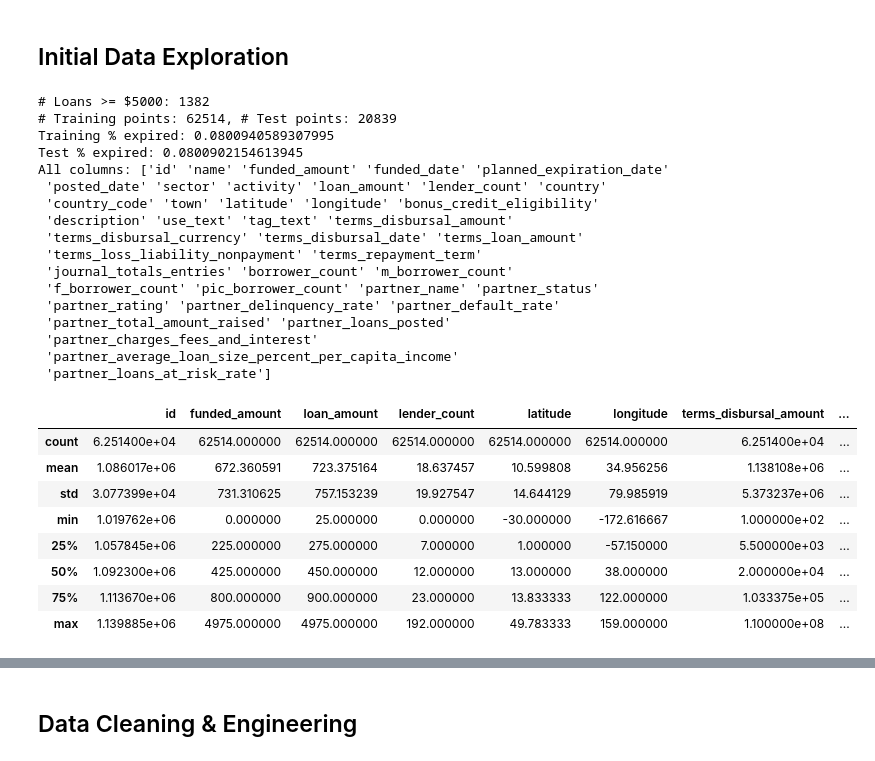
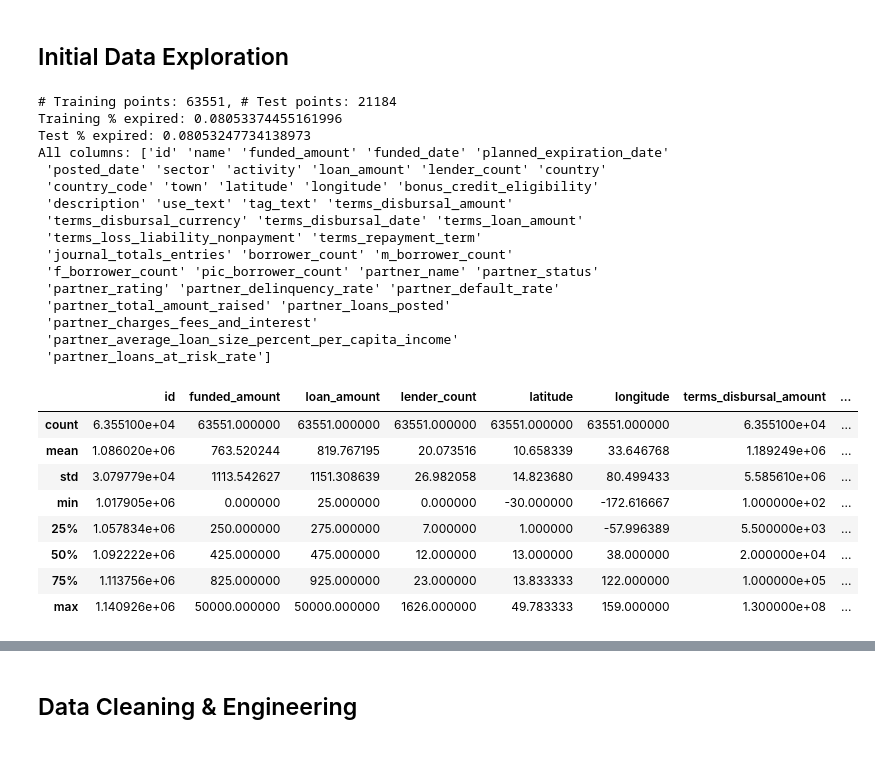
Before and after one commit to nanafwu/kiva-loan-classification, a Jupyter notebook: Kiva_Loan_Classification.ipynb, the cells around one changed output, grey strips where cells are left out. Cells and saved outputs as stored; diff of their text form; code cells hidden in the pictures.

```diff
--- a/Kiva_Loan_Classification.ipynb
+++ b/Kiva_Loan_Classification.ipynb
@@ -22,57 +26,52 @@ pd.set_option('display.max_columns', None)
 # %%
 cnx = create_engine('postgresql://ubuntu:ubuntu@ec2-13-59-36-9.us-east-2.compute.amazonaws.com:5432/ubuntu')
-query = '''SELECT * FROM loan_view'''
-#query = '''SELECT * FROM loan_view LIMIT 10000'''
+query = 'SELECT * FROM loan_view'
 df = pd.read_sql_query(query, cnx)
 # %% [markdown]
 ## Initial Data Exploration
 # %%
-print('# Loans >= $5000:', (df.loc[df.loan_amount >= 5000].shape[0]))
-df = df[df.loan_amount < 5000] # remove these loan outliers
-
 y_col = 'status'
 X_columns = df.columns.drop([y_col])
 X = df.loc[:, X_columns]
 
 # Expired Status = Positive Class (i.e. y=1)
 y_status = df[y_col]
 y = y_status.map(lambda status: 1 if (status == 'expired') else 0)
-X_train, X_test, y_train, y_test = train_test_split(X, y, stratify=y)
+X_train, X_test, y_train, y_test = train_test_split(X, y, stratify=y, random_state=55)
 
-# Check if stratified sampling worked correctly
+# Check if stratified K-Fold sampling worked correctly
 train_data_count = y_train.shape[0]
 test_data_count = y_test.shape[0]
 print('# Training points: {}, # Test points: {}'.format(train_data_count, test_data_count))
 print('Training % expired: {}'.format(y_train[y_train == 1].shape[0] / train_data_count))
 print('Test % expired: {}'.format(y_test[y_test == 1].shape[0] / test_data_count))
 print('All columns: {}'.format(X_train.columns.values))
 X_train.describe()
 # %% [output]
-# Loans >= $5000: 1382
-# Training points: 62514, # Test points: 20839
-Training % expired: 0.0800940589307995
-Test % expired: 0.0800902154613945
+# Training points: 63551, # Test points: 21184
+Training % expired: 0.08053374455161996
+Test % expired: 0.08053247734138973
 All columns: ['id' 'name' 'funded_amount' 'funded_date' 'planned_expiration_date'
  'posted_date' 'sector' 'activity' 'loan_amount' 'lender_count' 'country'
  'country_code' 'town' 'latitude' 'longitude' 'bonus_credit_eligibility'
  'description' 'use_text' 'tag_text' 'terms_disbursal_amount'
  'terms_disbursal_currency' 'terms_disbursal_date' 'terms_loan_amount'
  'terms_loss_liability_nonpayment' 'terms_repayment_term'
  'journal_totals_entries' 'borrower_count' 'm_borrower_count'
  'f_borrower_count' 'pic_borrower_count' 'partner_name' 'partner_status'
  'partner_rating' 'partner_delinquency_rate' 'partner_default_rate'
  'partner_total_amount_raised' 'partner_loans_posted'
  'partner_charges_fees_and_interest'
  'partner_average_loan_size_percent_per_capita_income'
  'partner_loans_at_risk_rate']
 |  | id | funded_amount | loan_amount | lender_count | latitude | longitude | terms_disbursal_amount | ... |
-| count | 6.251400e+04 | 62514.000000 | 62514.000000 | 62514.000000 | 62514.000000 | 62514.000000 | 6.251400e+04 | ... |
-| mean | 1.086017e+06 | 672.360591 | 723.375164 | 18.637457 | 10.599808 | 34.956256 | 1.138108e+06 | ... |
-| std | 3.077399e+04 | 731.310625 | 757.153239 | 19.927547 | 14.644129 | 79.985919 | 5.373237e+06 | ... |
-| min | 1.019762e+06 | 0.000000 | 25.000000 | 0.000000 | -30.000000 | -172.616667 | 1.000000e+02 | ... |
-| 25% | 1.057845e+06 | 225.000000 | 275.000000 | 7.000000 | 1.000000 | -57.150000 | 5.500000e+03 | ... |
-| 50% | 1.092300e+06 | 425.000000 | 450.000000 | 12.000000 | 13.000000 | 38.000000 | 2.000000e+04 | ... |
-| 75% | 1.113670e+06 | 800.000000 | 900.000000 | 23.000000 | 13.833333 | 122.000000 | 1.033375e+05 | ... |
-| max | 1.139885e+06 | 4975.000000 | 4975.000000 | 192.000000 | 49.783333 | 159.000000 | 1.100000e+08 | ... |
+| count | 6.355100e+04 | 63551.000000 | 63551.000000 | 63551.000000 | 63551.000000 | 63551.000000 | 6.355100e+04 | ... |
+| mean | 1.086020e+06 | 763.520244 | 819.767195 | 20.073516 | 10.658339 | 33.646768 | 1.189249e+06 | ... |
+| std | 3.079779e+04 | 1113.542627 | 1151.308639 | 26.982058 | 14.823680 | 80.499433 | 5.585610e+06 | ... |
+| min | 1.017905e+06 | 0.000000 | 25.000000 | 0.000000 | -30.000000 | -172.616667 | 1.000000e+02 | ... |
+| 25% | 1.057834e+06 | 250.000000 | 275.000000 | 7.000000 | 1.000000 | -57.996389 | 5.500000e+03 | ... |
+| 50% | 1.092222e+06 | 425.000000 | 475.000000 | 12.000000 | 13.000000 | 38.000000 | 2.000000e+04 | ... |
+| 75% | 1.113756e+06 | 825.000000 | 925.000000 | 23.000000 | 13.833333 | 122.000000 | 1.000000e+05 | ... |
+| max | 1.140926e+06 | 50000.000000 | 50000.000000 | 1626.000000 | 49.783333 | 159.000000 | 1.300000e+08 | ... |
 # %%
 # Explore training data
```
Also changed, not shown: parts of 38 cells of this notebook, 2 other files.
